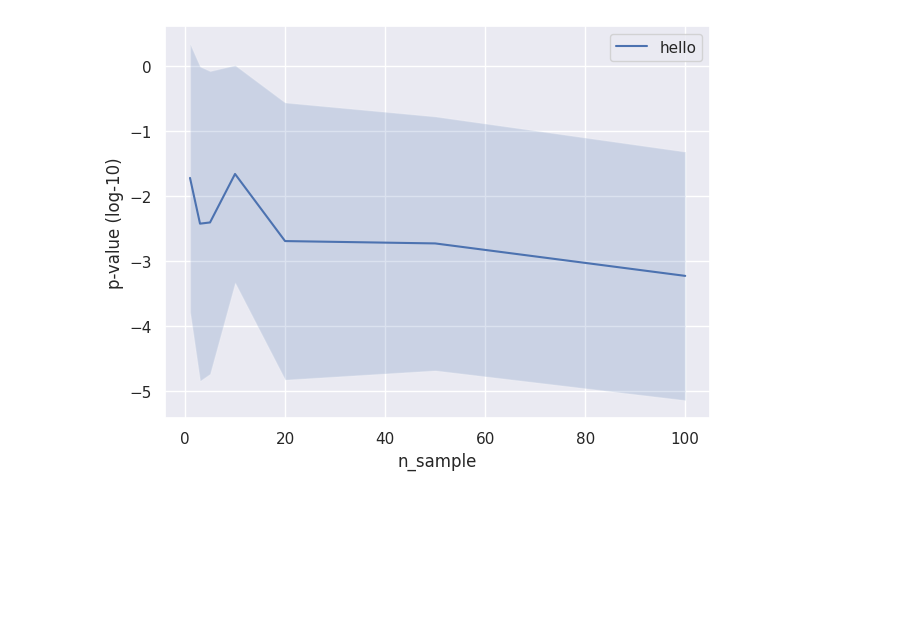
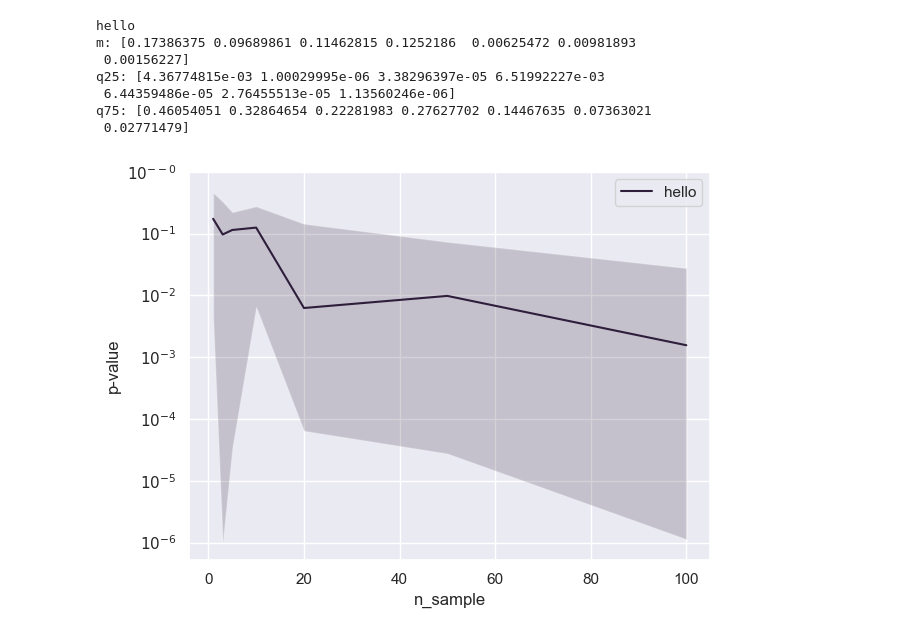
Before and after one commit to RohithKuditipudi/blackbox-model-tracing, a Jupyter notebook: notebooks/observation-dolmino.ipynb, the cells around one changed output. Saved outputs shown, nothing was run; the diff lists cells and outputs as text; code cells hidden in the pictures; blank space fills up the shorter version.

```diff
--- a/notebooks/observation-dolmino.ipynb
+++ b/notebooks/observation-dolmino.ipynb
@@ -205,15 +207,22 @@ experiment_result
 # %%
 base_config = {
         "save_dir": './dolmino-stuff',
         "temperature": 1.0,
         "model_size": "1B"
     }
 sweep_param = "n_sample"
 sweep_values = [1, 3, 5, 10, 20, 50, 100]
 
-get_plot([base_config], ["hello"], sweep_param, sweep_values, y_transform=z_to_logp)
+get_plot([base_config], ["hello"], sweep_param, sweep_values)
 # %% [output]
+hello
+m: [0.17386375 0.09689861 0.11462815 0.1252186  0.00625472 0.00981893
+ 0.00156227]
+q25: [4.36774815e-03 1.00029995e-06 3.38296397e-05 6.51992227e-03
+ 6.44359486e-05 2.76455513e-05 1.13560246e-06]
+q75: [0.46054051 0.32864654 0.22281983 0.27627702 0.14467635 0.07363021
+ 0.02771479]
-[figure, old version]
+[figure, new version]
 # %%
 base_configs = [
     {
```
Also changed, not shown: parts of 8 cells of this notebook, 3 other files.
